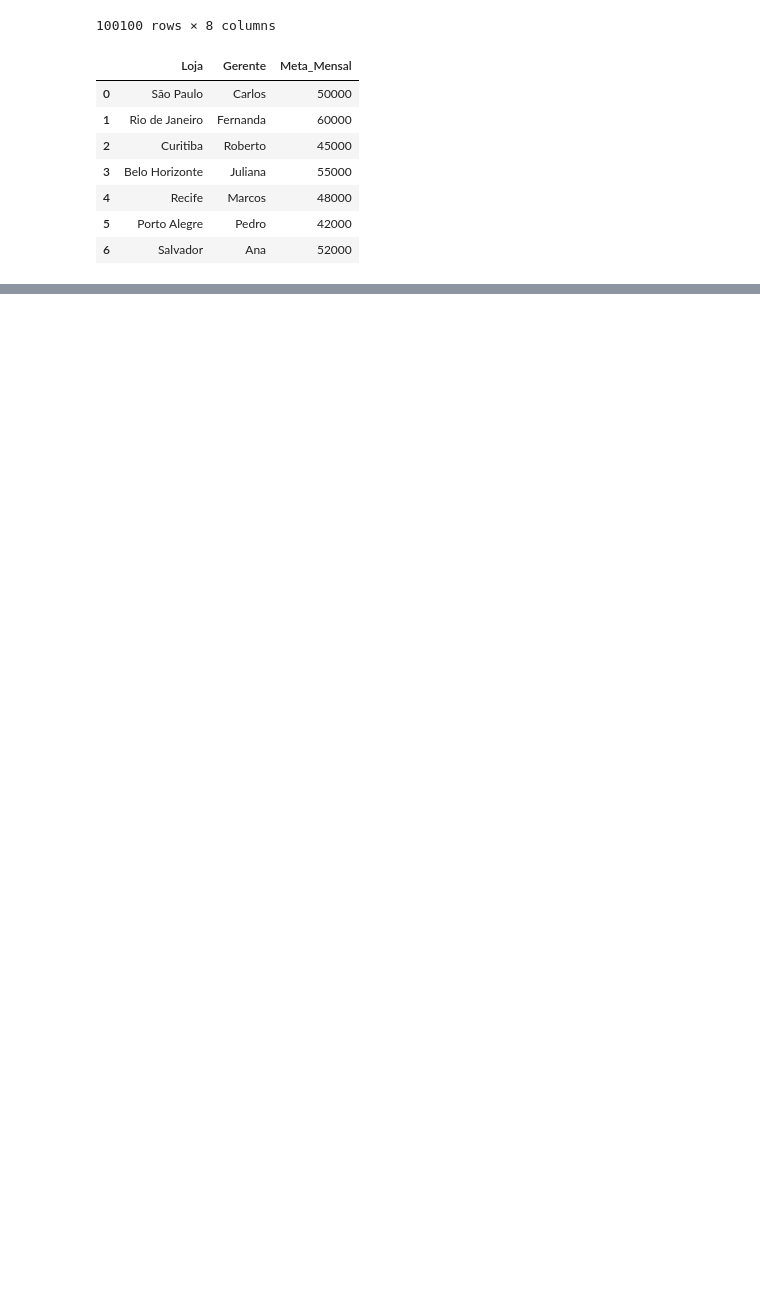
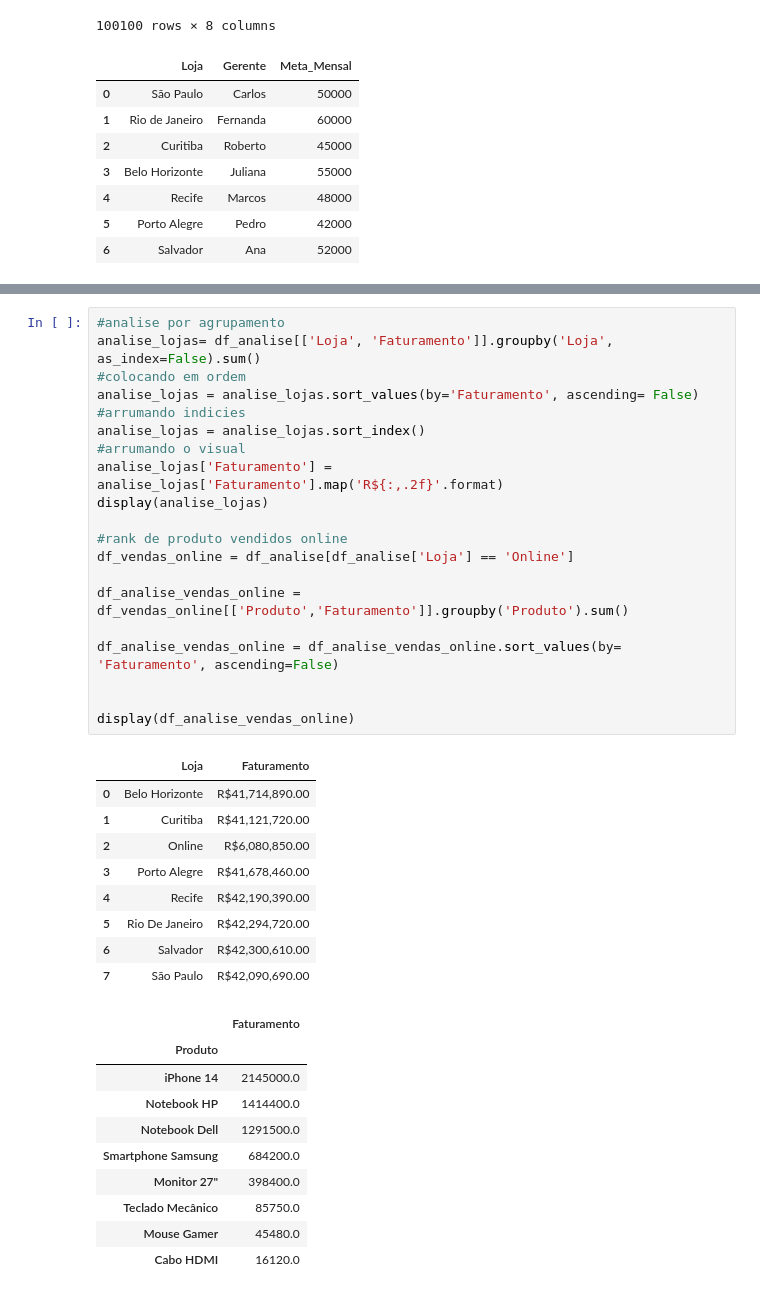
Before and after one commit to icarofonseca2004/python, a Jupyter notebook: pandas/aula.ipynb, the cells around one changed output, grey strips where cells are left out. Saved outputs shown, nothing was run; the diff lists cells and outputs as text; blank space fills up the shorter version.

```diff
--- a/pandas/aula.ipynb
+++ b/pandas/aula.ipynb
@@ -142,0 +256,40 @@ df_analise['Loja'] = df_analise['Loja'].str.title()
+# %%
+#analise por agrupamento
+analise_lojas= df_analise[['Loja', 'Faturamento']].groupby('Loja', as_index=False).sum()
+#colocando em ordem
+analise_lojas = analise_lojas.sort_values(by='Faturamento', ascending= False)
+#arrumando indicies
+analise_lojas = analise_lojas.sort_index()
+#arrumando o visual
+analise_lojas['Faturamento'] = analise_lojas['Faturamento'].map('R${:,.2f}'.format)
+display(analise_lojas)
+
+#rank de produto vendidos online
+df_vendas_online = df_analise[df_analise['Loja'] == 'Online']
+
+df_analise_vendas_online = df_vendas_online[['Produto','Faturamento']].groupby('Produto').sum()
+
+df_analise_vendas_online = df_analise_vendas_online.sort_values(by= 'Faturamento', ascending=False)
+
+
+display(df_analise_vendas_online)
+# %% [output]
+|  | Loja | Faturamento |
+| 0 | Belo Horizonte | R$41,714,890.00 |
+| 1 | Curitiba | R$41,121,720.00 |
+| 2 | Online | R$6,080,850.00 |
+| 3 | Porto Alegre | R$41,678,460.00 |
+| 4 | Recife | R$42,190,390.00 |
+| 5 | Rio De Janeiro | R$42,294,720.00 |
+| 6 | Salvador | R$42,300,610.00 |
+| 7 | São Paulo | R$42,090,690.00 |
+|  | Faturamento |
+| Produto |  |
+| iPhone 14 | 2145000.0 |
+| Notebook HP | 1414400.0 |
+| Notebook Dell | 1291500.0 |
+| Smartphone Samsung | 684200.0 |
+| Monitor 27" | 398400.0 |
+| Teclado Mecânico | 85750.0 |
+| Mouse Gamer | 45480.0 |
+| Cabo HDMI | 16120.0 |
```
Also changed, not shown: parts of 4 cells of this notebook.
